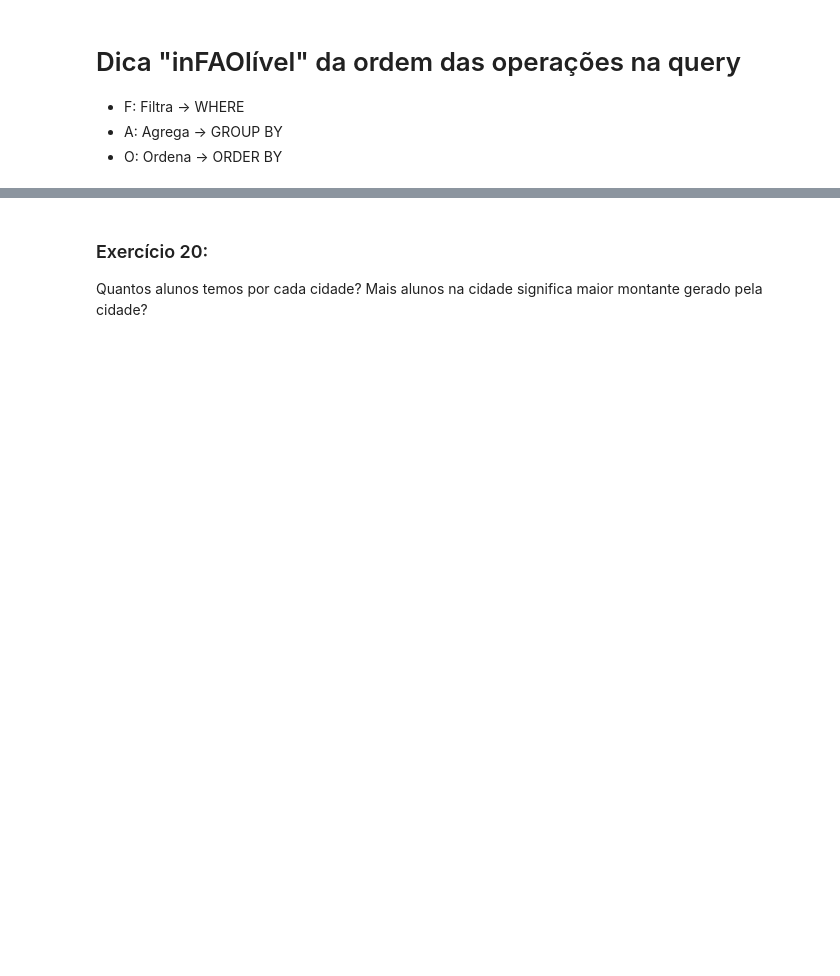
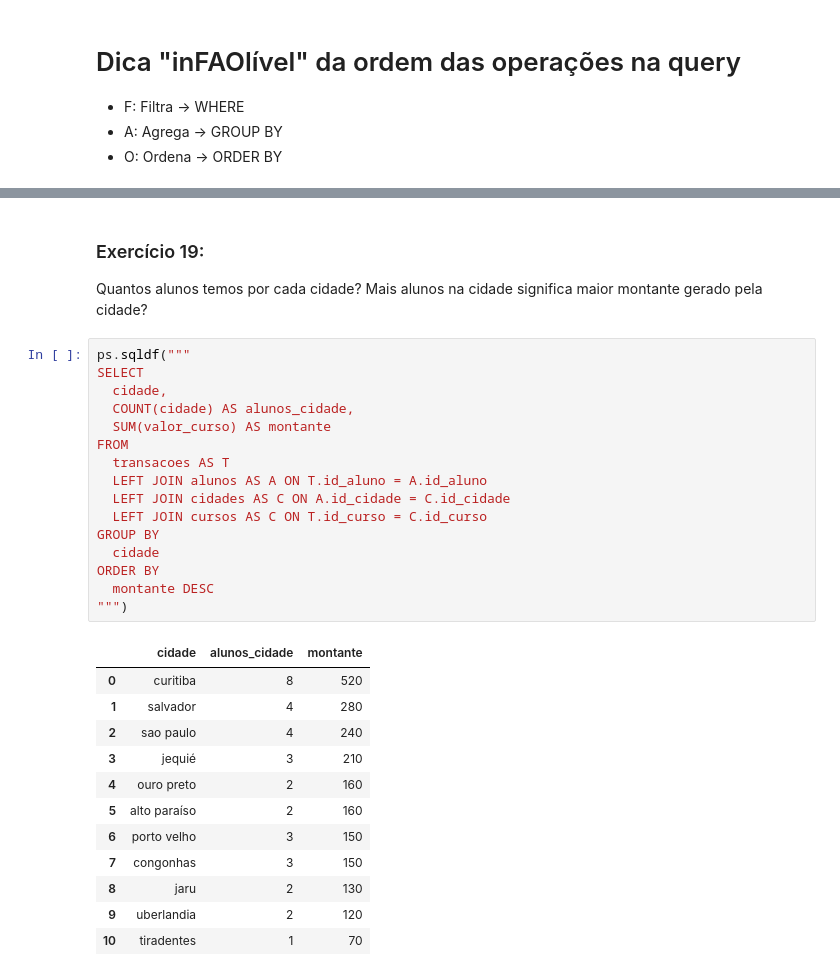
Before and after one commit to pedrofonsecapadilha/BeTechByBraskem, a Jupyter notebook: 03-BancoDeDadosI/Exercícios_aula_7.ipynb, the cells around one changed output, grey strips where cells are left out. Cells and saved outputs as stored; diff of their text form; blank space fills up the shorter version.

```diff
--- a/03-BancoDeDadosI/Exercícios_aula_7.ipynb
+++ b/03-BancoDeDadosI/Exercícios_aula_7.ipynb
@@ -263,4 +682,33 @@ Quais os cursos mais frequentes e quais os montates levantados pelos alunos que
 # %% [markdown]
-### Exercício 20:
+### Exercício 19:
 
 Quantos alunos temos por cada cidade? Mais alunos na cidade significa maior montante gerado pela cidade?
+# %%
+ps.sqldf("""
+SELECT
+  cidade,
+  COUNT(cidade) AS alunos_cidade,
+  SUM(valor_curso) AS montante
+FROM
+  transacoes AS T
+  LEFT JOIN alunos AS A ON T.id_aluno = A.id_aluno
+  LEFT JOIN cidades AS C ON A.id_cidade = C.id_cidade
+  LEFT JOIN cursos AS C ON T.id_curso = C.id_curso
+GROUP BY
+  cidade
+ORDER BY
+  montante DESC
+""")
+# %% [output]
+|  | cidade | alunos_cidade | montante |
+| 0 | curitiba | 8 | 520 |
+| 1 | salvador | 4 | 280 |
+| 2 | sao paulo | 4 | 240 |
+| 3 | jequié | 3 | 210 |
+| 4 | ouro preto | 2 | 160 |
+| 5 | alto paraíso | 2 | 160 |
+| 6 | porto velho | 3 | 150 |
+| 7 | congonhas | 3 | 150 |
+| 8 | jaru | 2 | 130 |
+| 9 | uberlandia | 2 | 120 |
+| 10 | tiradentes | 1 | 70 |
```
Also changed, not shown: parts of 46 cells of this notebook.
